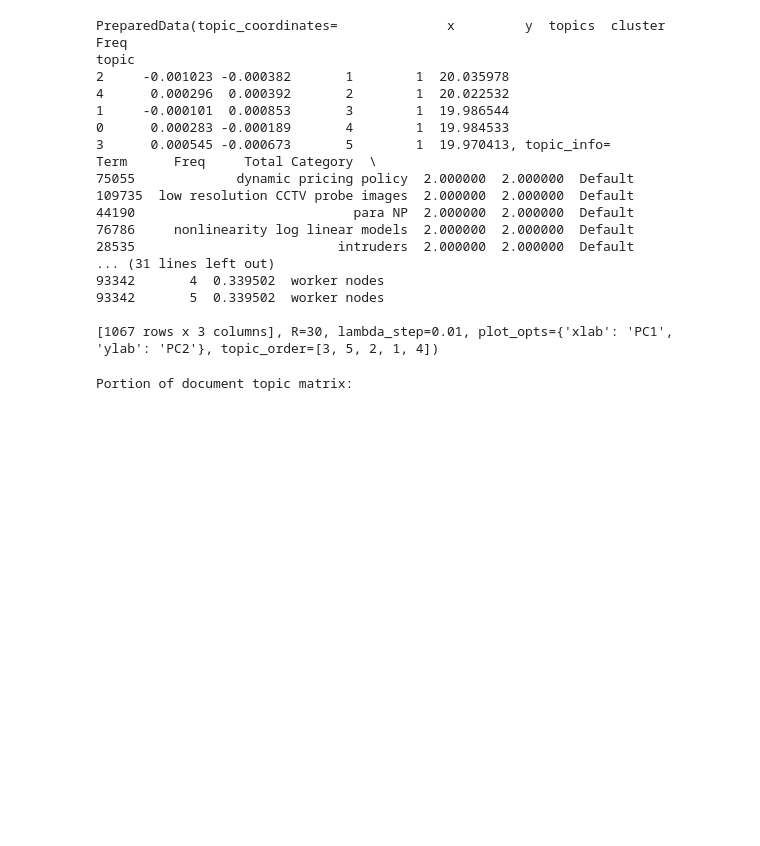
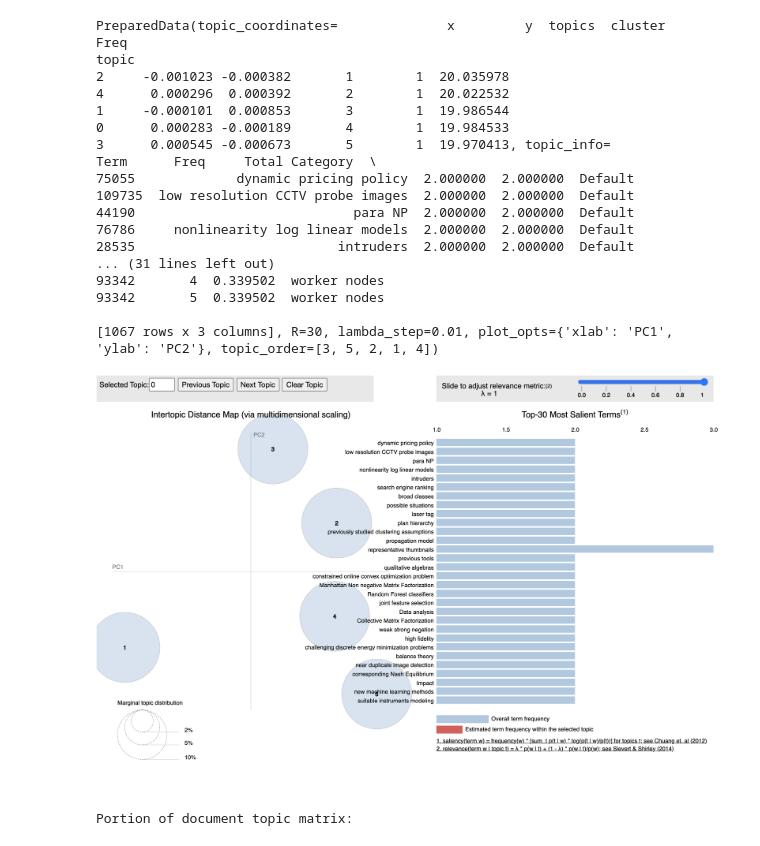
Before and after one commit to sanjibg01/CS410-project-team-trailblazers, a Jupyter notebook: arxiv/topic_model_search.ipynb, the cells around one changed output. Cells and saved outputs as stored; diff of their text form; code cells hidden in the pictures; blank space fills up the shorter version.

```diff
--- a/arxiv/topic_model_search.ipynb
+++ b/arxiv/topic_model_search.ipynb
@@ -312,6 +329,11 @@ topic
 93342       5  0.339502  worker nodes
 
 [1067 rows x 3 columns], R=30, lambda_step=0.01, plot_opts={'xlab': 'PC1', 'ylab': 'PC2'}, topic_order=[3, 5, 2, 1, 4])
+# %%
+from IPython.display import Image
+Image(filename='img/4.png')
+# %% [output]
+[figure, added]
 # %%
 print('Portion of document topic matrix:')
 doc_topic_matrix = mod2.produce_doc_topic_matrix()
```
Also changed, not shown: parts of 4 cells of this notebook, 4 other files.
